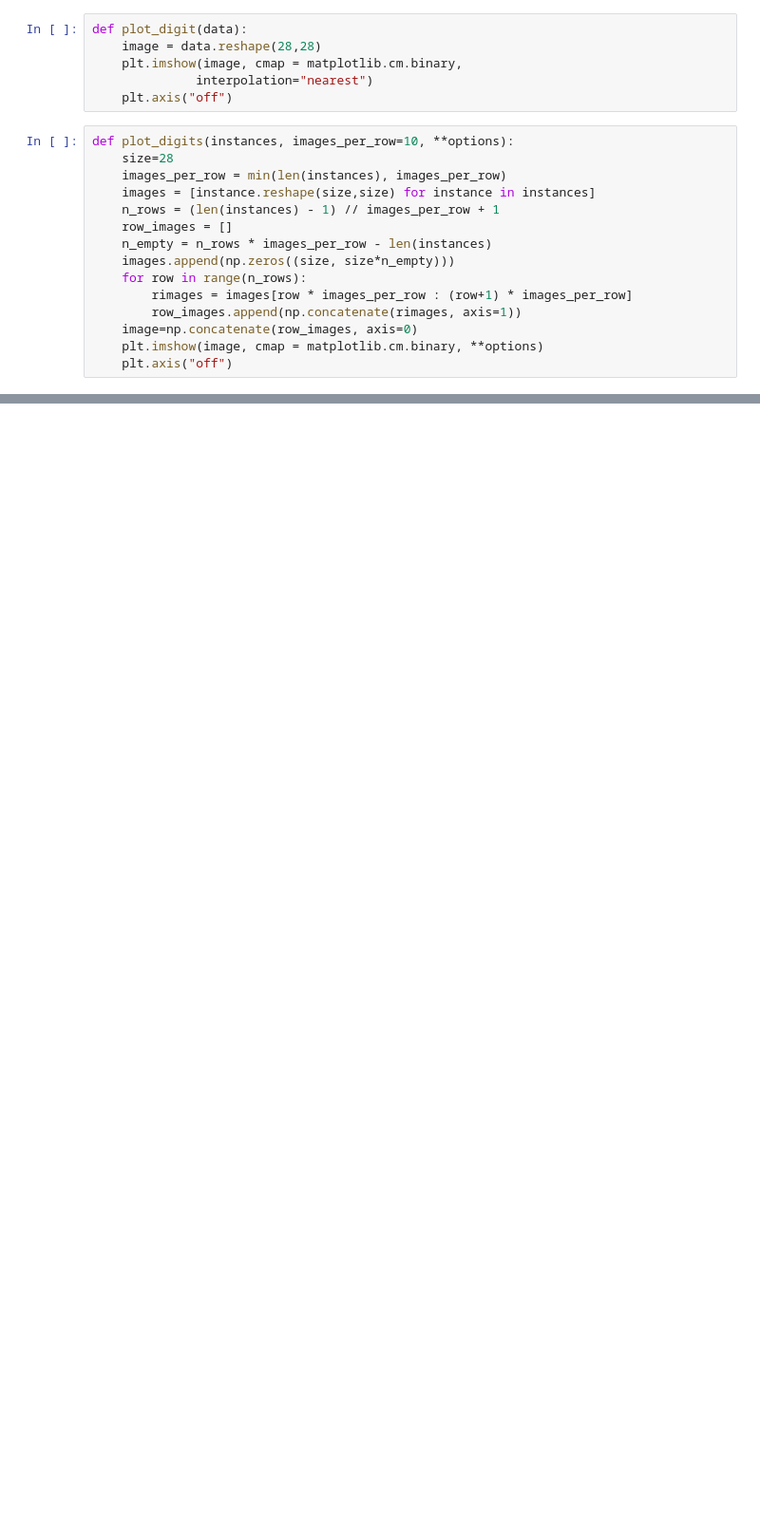
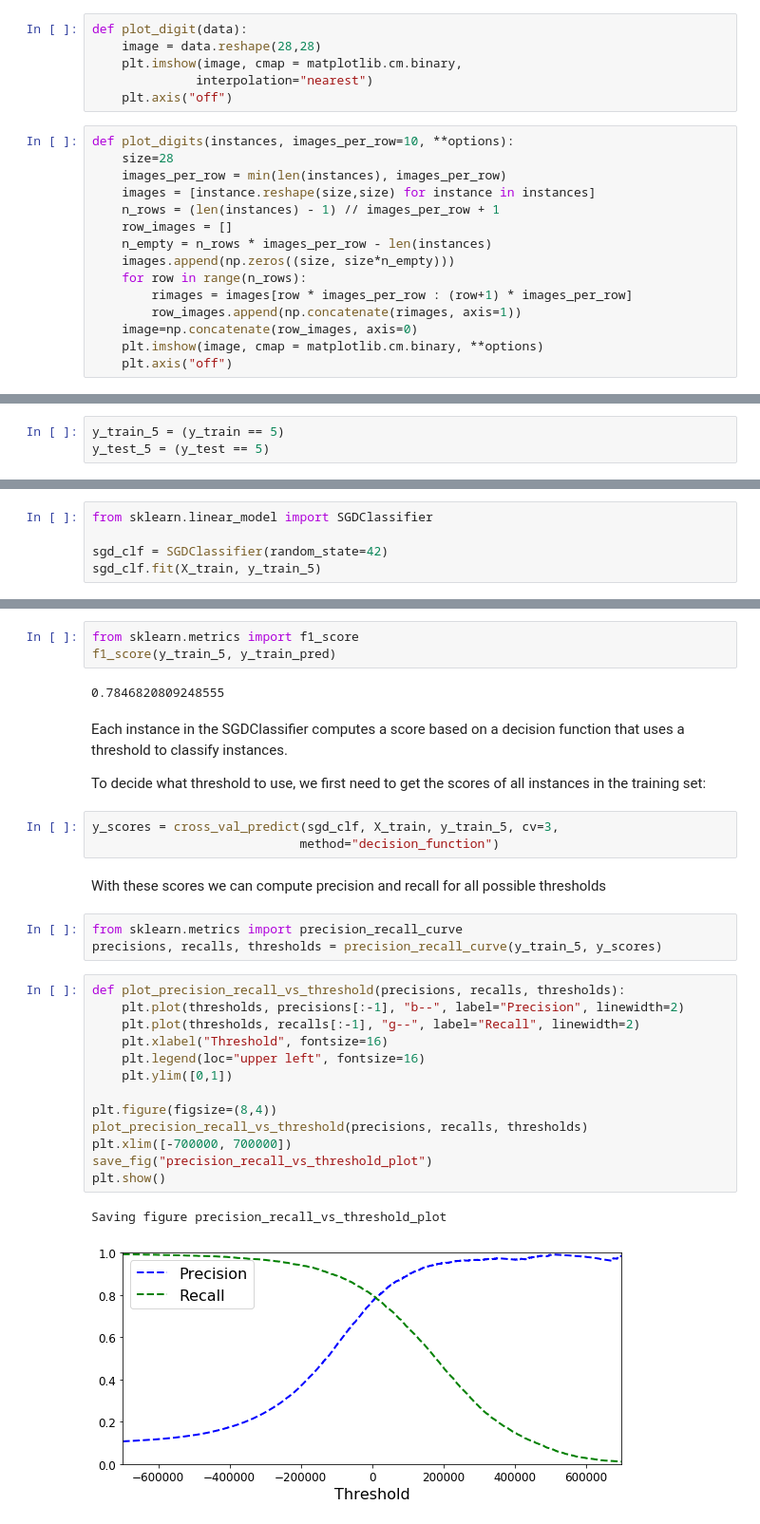
Before and after one commit to rdeapera/jupyter-notebook, a Jupyter notebook: Supervised Learning - Classifying Handwritten Digits.ipynb, the cells around one changed output, grey strips where cells are left out. Shown at 95% size. Cells and saved outputs as stored; diff of their text form; blank space fills up the shorter version.

```diff
--- a/Supervised Learning - Classifying Handwritten Digits.ipynb
+++ b/Supervised Learning - Classifying Handwritten Digits.ipynb
@@ -132,0 +143,3 @@ X_train, y_train = X_train[shuffle_index], y_train[shuffle_index]
+# %%
+y_train_5 = (y_train == 5)
+y_test_5 = (y_test == 5)
@@ -132,0 +148,5 @@ X_train, y_train = X_train[shuffle_index], y_train[shuffle_index]
+# %%
+from sklearn.linear_model import SGDClassifier
+
+sgd_clf = SGDClassifier(random_state=42)
+sgd_clf.fit(X_train, y_train_5)
@@ -132,0 +254,33 @@ X_train, y_train = X_train[shuffle_index], y_train[shuffle_index]
+# %%
+from sklearn.metrics import f1_score
+f1_score(y_train_5, y_train_pred)
+# %% [output]
+0.7846820809248555
+# %% [markdown]
+Each instance in the SGDClassifier computes a score based on a decision function that uses a threshold to classify instances.
+
+To decide what threshold to use, we first need to get the scores of all instances in the training set:
+# %%
+y_scores = cross_val_predict(sgd_clf, X_train, y_train_5, cv=3,
+                            method="decision_function")
+# %% [markdown]
+With these scores we can compute precision and recall for all possible thresholds
+# %%
+from sklearn.metrics import precision_recall_curve
+precisions, recalls, thresholds = precision_recall_curve(y_train_5, y_scores)
+# %%
+def plot_precision_recall_vs_threshold(precisions, recalls, thresholds):
+    plt.plot(thresholds, precisions[:-1], "b--", label="Precision", linewidth=2)
+    plt.plot(thresholds, recalls[:-1], "g--", label="Recall", linewidth=2)
+    plt.xlabel("Threshold", fontsize=16)
+    plt.legend(loc="upper left", fontsize=16)
+    plt.ylim([0,1])
+
+plt.figure(figsize=(8,4))
+plot_precision_recall_vs_threshold(precisions, recalls, thresholds)
+plt.xlim([-700000, 700000])
+save_fig("precision_recall_vs_threshold_plot")
+plt.show()
+# %% [output]
+Saving figure precision_recall_vs_threshold_plot
+[figure, added]
```
Also changed, not shown: parts of 70 cells of this notebook, 4 other files.
